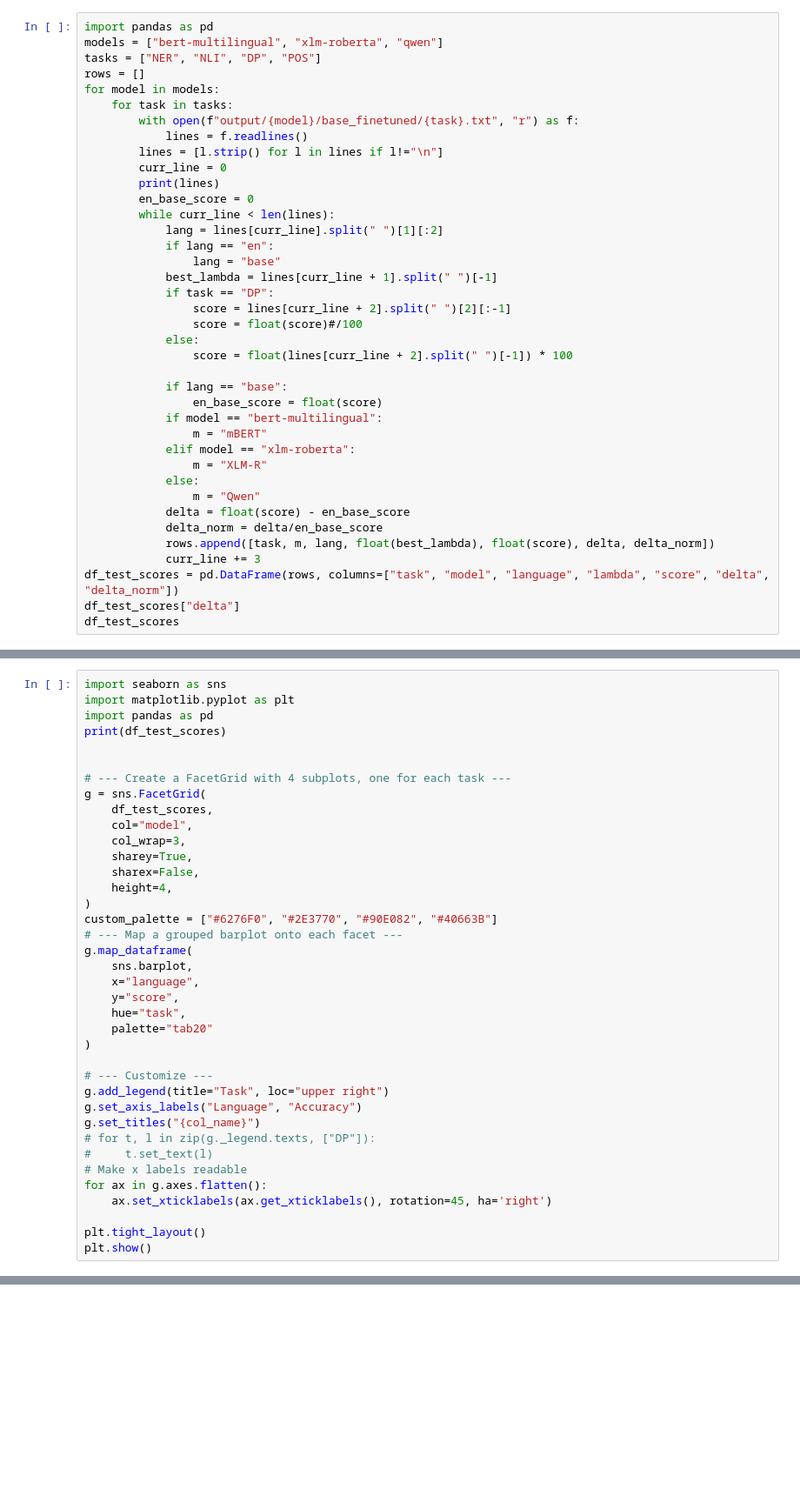
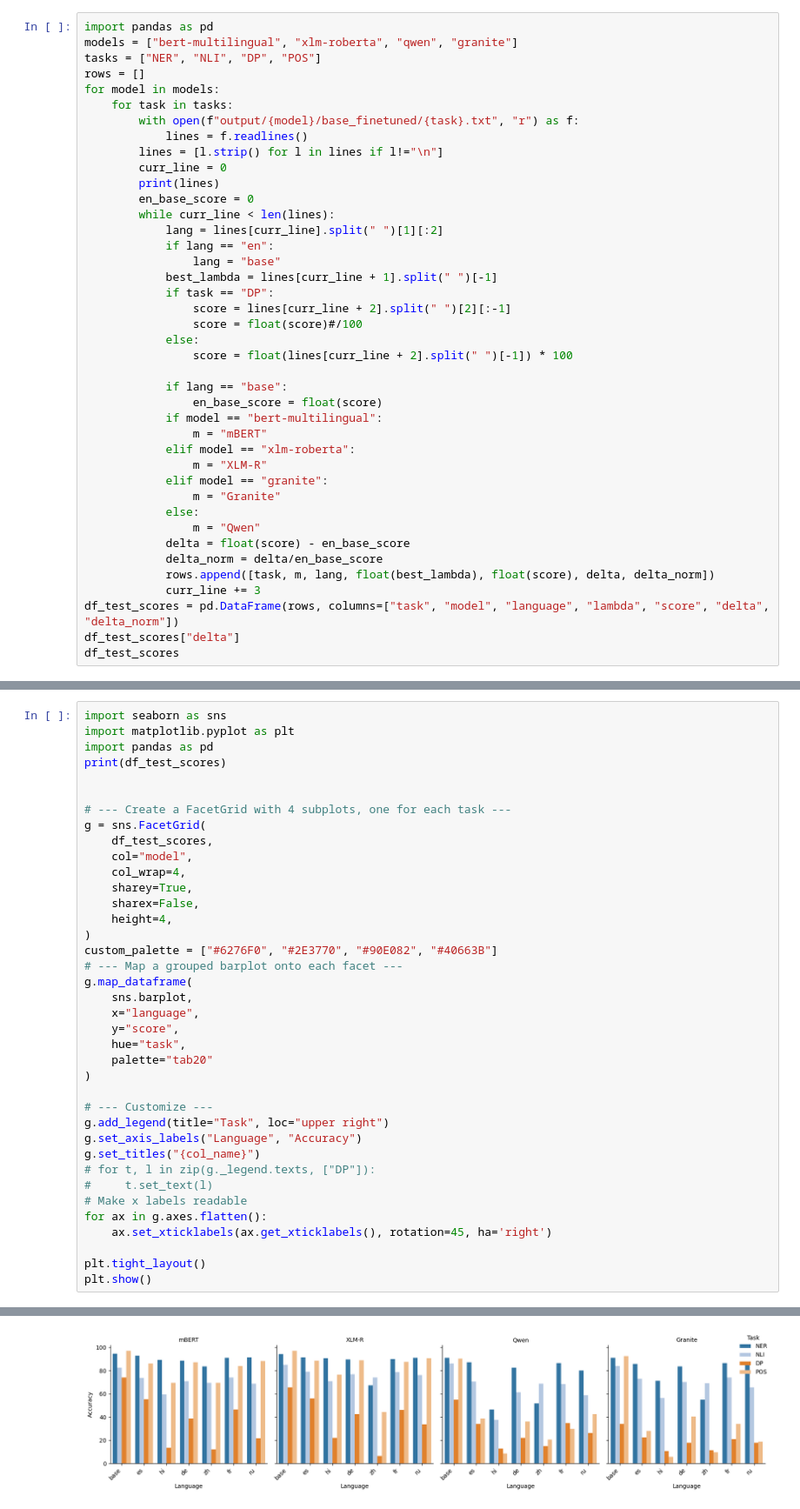
Before and after one commit to erafkin/xling_task_transfer, a Jupyter notebook: notebooks/figure_generation.ipynb, the cells around one changed output, grey strips where cells are left out. Shown at 87% size. Cells and saved outputs as stored; diff of their text form; blank space fills up the shorter version.

```diff
--- a/notebooks/figure_generation.ipynb
+++ b/notebooks/figure_generation.ipynb
@@ -1,6 +1,6 @@
 # %%
 import pandas as pd
-models = ["bert-multilingual", "xlm-roberta", "qwen"]
+models = ["bert-multilingual", "xlm-roberta", "qwen", "granite"]
 tasks = ["NER", "NLI", "DP", "POS"]
 rows = []
 for model in models:
@@ -28,6 +28,8 @@ for model in models:
                 m = "mBERT"
             elif model == "xlm-roberta":
                 m = "XLM-R"
+            elif model == "granite":
+                m = "Granite"
             else:
                 m = "Qwen"
             delta = float(score) - en_base_score
@@ -86,7 +120,7 @@ print(df_test_scores)
 g = sns.FacetGrid(
     df_test_scores,
     col="model",
-    col_wrap=3,
+    col_wrap=4,
     sharey=True,
     sharex=False,
     height=4,
@@ -113,3 +147,4 @@ for ax in g.axes.flatten():
 
 plt.tight_layout()
 plt.show()
+# %% [output]
@@ -116,3 +165,4 @@ plt.show()
+[figure, added]
 # %%
 import seaborn as sns
 import matplotlib.pyplot as plt
```
Also changed, not shown: parts of 13 cells of this notebook, 3 other files.
